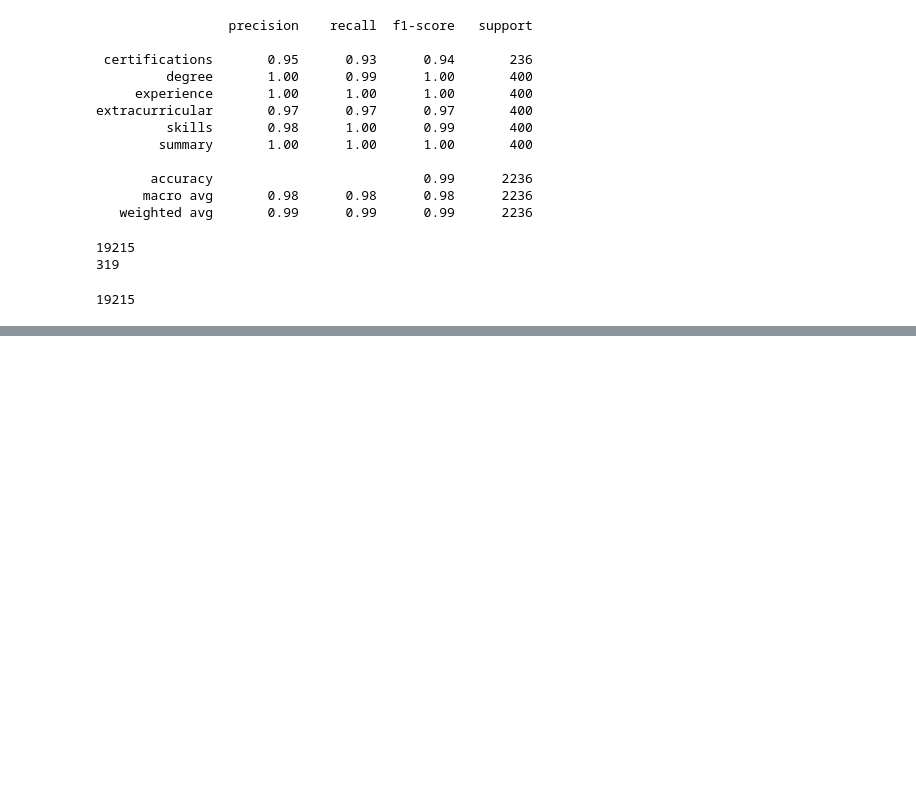
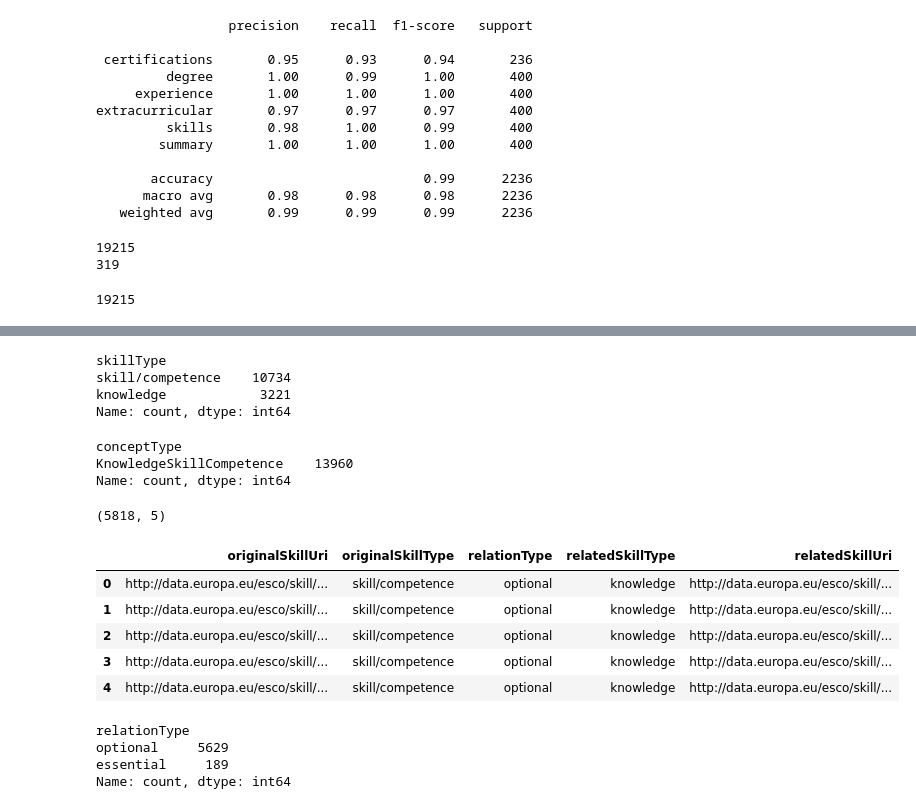
Before and after one commit to tans25/ATS-Scorer, a Jupyter notebook: analysis.ipynb, the cells around one changed output, grey strips where cells are left out. Drawn from its saved outputs; the diff is of its cells as text; code cells hidden in the pictures; blank space fills up the shorter version.

```diff
--- a/analysis.ipynb
+++ b/analysis.ipynb
@@ -291,0 +357,35 @@ print(os.path.getsize('resume_section_classifier.pkl'))
+# %%
+skills_df['skillType'].value_counts()
+# %% [output]
+skillType
+skill/competence    10734
+knowledge            3221
+Name: count, dtype: int64
+# %%
+skills_df['conceptType'].value_counts()
+# %% [output]
+conceptType
+KnowledgeSkillCompetence    13960
+Name: count, dtype: int64
+# %%
+skill_relations_df = pd.read_csv('data/ESCO dataset - v1.2.1 - classification - en - csv/skillSkillRelations_en.csv')
+# %%
+skill_relations_df.shape
+# %% [output]
+(5818, 5)
+# %%
+skill_relations_df.head()
+# %% [output]
+|  | originalSkillUri | originalSkillType | relationType | relatedSkillType | relatedSkillUri |
+| 0 | http://data.europa.eu/esco/skill/... | skill/competence | optional | knowledge | http://data.europa.eu/esco/skill/... |
+| 1 | http://data.europa.eu/esco/skill/... | skill/competence | optional | knowledge | http://data.europa.eu/esco/skill/... |
+| 2 | http://data.europa.eu/esco/skill/... | skill/competence | optional | knowledge | http://data.europa.eu/esco/skill/... |
+| 3 | http://data.europa.eu/esco/skill/... | skill/competence | optional | knowledge | http://data.europa.eu/esco/skill/... |
+| 4 | http://data.europa.eu/esco/skill/... | skill/competence | optional | knowledge | http://data.europa.eu/esco/skill/... |
+# %%
+skill_relations_df['relationType'].value_counts()
+# %% [output]
+relationType
+optional     5629
+essential     189
+Name: count, dtype: int64
```
Also changed, not shown: parts of 8 cells of this notebook, 24 other files.
